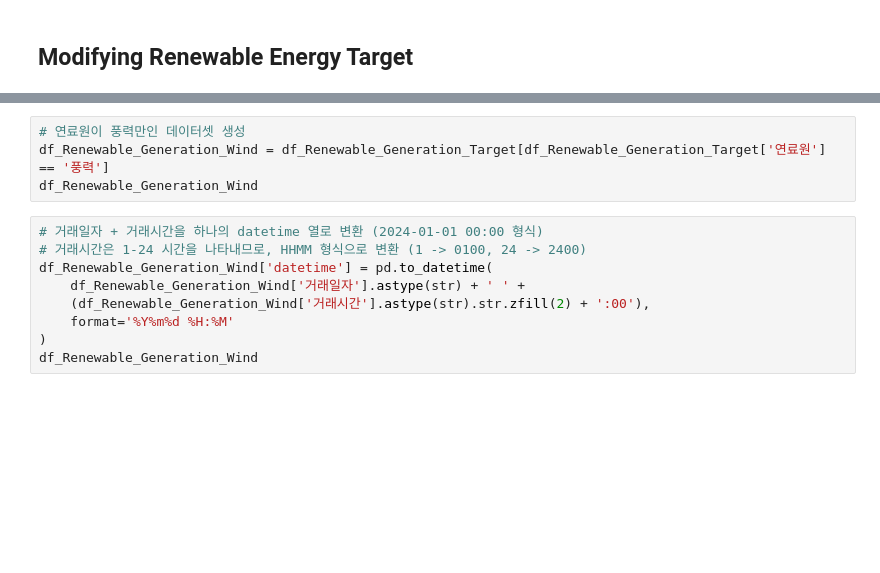
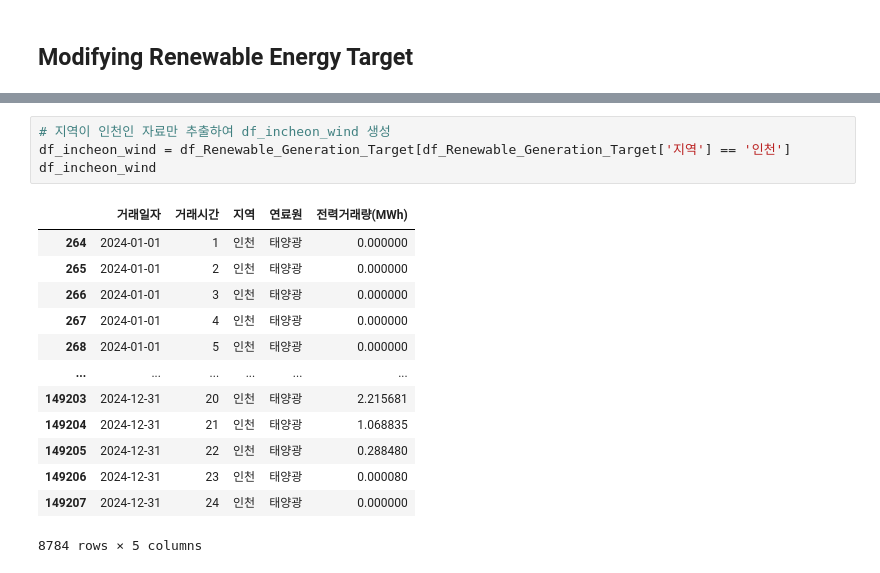
Before and after one commit to ccw23a/Wind_Renewable_Energy_Map, a Jupyter notebook: Python_Code/CSV_Dataset_Analysis_Base.ipynb, the cells around one changed output, grey strips where cells are left out. Saved outputs shown, nothing was run; the diff lists cells and outputs as text; blank space fills up the shorter version.

```diff
--- a/Python_Code/CSV_Dataset_Analysis_Base.ipynb
+++ b/Python_Code/CSV_Dataset_Analysis_Base.ipynb
@@ -111,13 +365,18 @@ df_Renewable_Generation_Target
-# %%
-# 연료원이 풍력만인 데이터셋 생성
-df_Renewable_Generation_Wind = df_Renewable_Generation_Target[df_Renewable_Generation_Target['연료원'] == '풍력']
-df_Renewable_Generation_Wind
-# %%
-# 거래일자 + 거래시간을 하나의 datetime 열로 변환 (2024-01-01 00:00 형식)
-# 거래시간은 1-24 시간을 나타내므로, HHMM 형식으로 변환 (1 -> 0100, 24 -> 2400)
-df_Renewable_Generation_Wind['datetime'] = pd.to_datetime(
-	df_Renewable_Generation_Wind['거래일자'].astype(str) + ' ' +
-	(df_Renewable_Generation_Wind['거래시간'].astype(str).str.zfill(2) + ':00'),
-	format='%Y%m%d %H:%M'
-)
-df_Renewable_Generation_Wind
+# %%
+# 지역이 인천인 자료만 추출하여 df_incheon_wind 생성
+df_incheon_wind = df_Renewable_Generation_Target[df_Renewable_Generation_Target['지역'] == '인천']
+df_incheon_wind
+# %% [output]
+|  | 거래일자 | 거래시간 | 지역 | 연료원 | 전력거래량(MWh) |
+| 264 | 2024-01-01 | 1 | 인천 | 태양광 | 0.000000 |
+| 265 | 2024-01-01 | 2 | 인천 | 태양광 | 0.000000 |
+| 266 | 2024-01-01 | 3 | 인천 | 태양광 | 0.000000 |
+| 267 | 2024-01-01 | 4 | 인천 | 태양광 | 0.000000 |
+| 268 | 2024-01-01 | 5 | 인천 | 태양광 | 0.000000 |
+| ... | ... | ... | ... | ... | ... |
+| 149203 | 2024-12-31 | 20 | 인천 | 태양광 | 2.215681 |
+| 149204 | 2024-12-31 | 21 | 인천 | 태양광 | 1.068835 |
+| 149205 | 2024-12-31 | 22 | 인천 | 태양광 | 0.288480 |
+| 149206 | 2024-12-31 | 23 | 인천 | 태양광 | 0.000080 |
+| 149207 | 2024-12-31 | 24 | 인천 | 태양광 | 0.000000 |
+8784 rows × 5 columns
```
Also changed, not shown: parts of 30 cells of this notebook.
